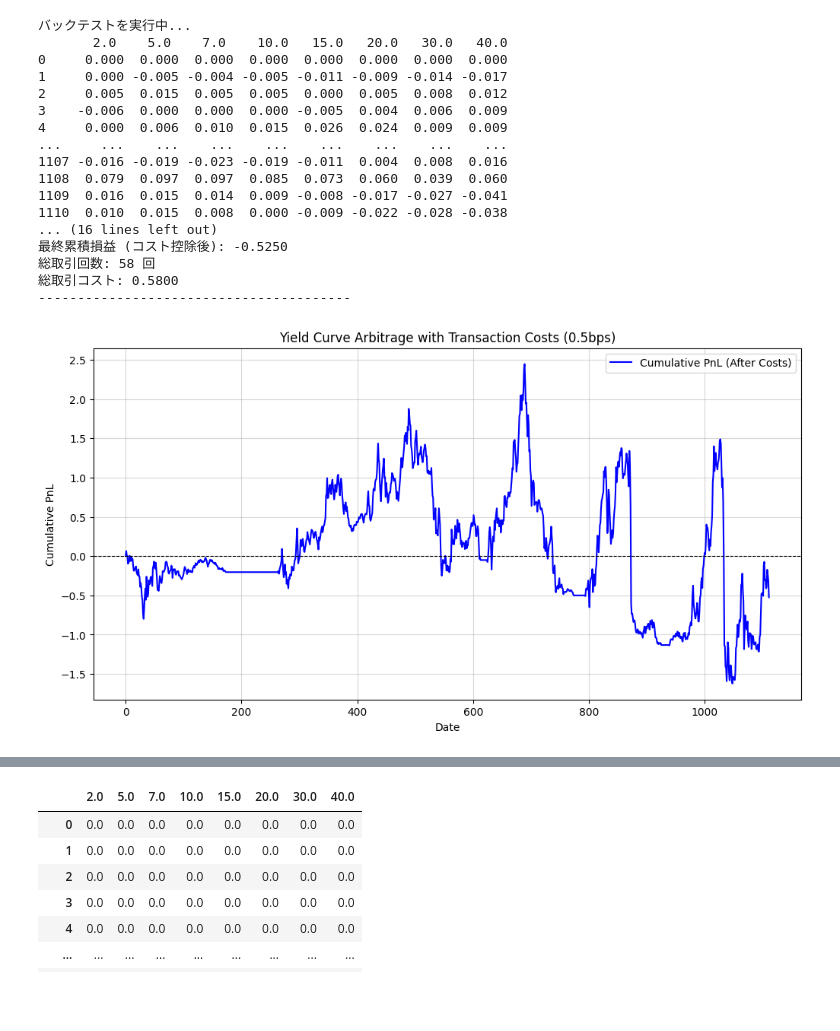
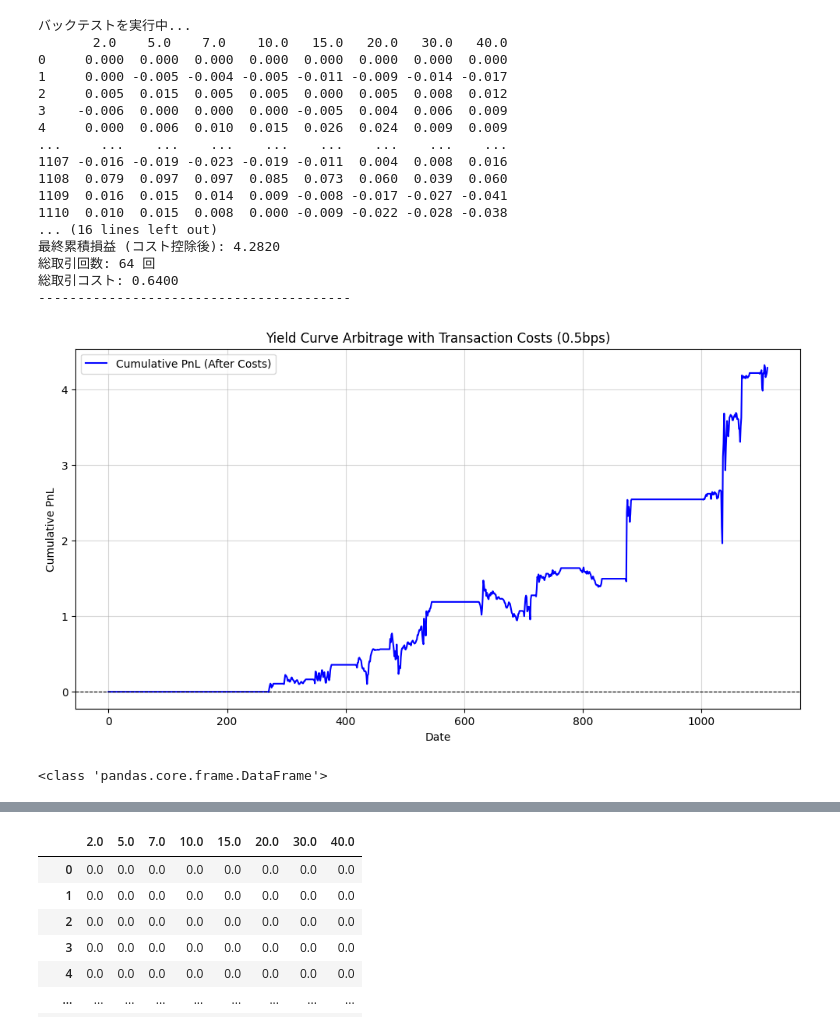
Before and after one commit to takumi-maker/dmd, a Jupyter notebook: 2+model.ipynb, the cells around one changed output, grey strips where cells are left out. Cells and saved outputs as stored; diff of their text form; code cells hidden in the pictures; blank space fills up the shorter version.

```diff
--- a/2+model.ipynb
+++ b/2+model.ipynb
@@ -68,11 +68,15 @@ current_positions = np.zeros(len(maturities))
 init_guess = [4.0, -2.0, 0.0, 2.0]
 print("バックテストを実行中...")
 for i in range(days):
-    try:
-      daily_yields_30 = df_yields.iloc[i-90:i].values
-    except:
+    #try:
+    if i < 10:
       positions_list.append(np.zeros(len(maturities)))
       continue
+    else:
+      daily_yields_30 = df_yields.iloc[i-10:i].values
+    #except:
+      #positions_list.append(np.zeros(len(maturities)))
+      #continue
     daily_yields = df_yields.iloc[i].values
     # 毎日のイールドカーブ・フィッティング
     #init_guess = [4.0, -2.0, 0.0, 2.0]
@@ -118,7 +122,7 @@ daily_yield_change = df_yields.diff().fillna(0)
 print(daily_yield_change)
 
 # 基本損益 = 前日のポジション * (-年限) * 日次の利回り変化
-pnl_matrix = positions.shift(1).fillna(0) * (1) * daily_yield_change
+pnl_matrix = positions.shift(1).fillna(0) * (-1) * daily_yield_change
 
 # --- 取引コストの計算 ---
 # ポジションの変化（エントリーまたはエグジット）を特定
@@ -141,34 +145,38 @@ print(f"総取引回数: {int((position_change.sum().sum()) / 2)} 回")
 print(f"総取引コスト: {daily_costs.sum():.4f}")
 print("-" * 40)
 
 # ==========================================
 # 5. グラフの描画（変更なし）
 # ==========================================
 plt.figure(figsize=(12, 6))
 plt.plot(cumulative_pnl, label='Cumulative PnL (After Costs)', color='blue', linewidth=1.5)
 plt.title('Yield Curve Arbitrage with Transaction Costs (0.5bps)')
 plt.xlabel('Date')
 plt.ylabel('Cumulative PnL')
 plt.axhline(0, color='black', linestyle='--', linewidth=0.8)
 plt.legend()
 plt.grid(True, alpha=0.5)
 plt.show()
 # %% [output]
 バックテストを実行中...
        2.0    5.0    7.0    10.0   15.0   20.0   30.0   40.0
 0     0.000  0.000  0.000  0.000  0.000  0.000  0.000  0.000
 1     0.000 -0.005 -0.004 -0.005 -0.011 -0.009 -0.014 -0.017
 2     0.005  0.015  0.005  0.005  0.000  0.005  0.008  0.012
 3    -0.006  0.000  0.000  0.000 -0.005  0.004  0.006  0.009
 4     0.000  0.006  0.010  0.015  0.026  0.024  0.009  0.009
 ...     ...    ...    ...    ...    ...    ...    ...    ...
 1107 -0.016 -0.019 -0.023 -0.019 -0.011  0.004  0.008  0.016
 1108  0.079  0.097  0.097  0.085  0.073  0.060  0.039  0.060
 1109  0.016  0.015  0.014  0.009 -0.008 -0.017 -0.027 -0.041
 1110  0.010  0.015  0.008  0.000 -0.009 -0.022 -0.028 -0.038
 ... (16 lines left out)
-最終累積損益 (コスト控除後): -0.5250
-総取引回数: 58 回
-総取引コスト: 0.5800
+最終累積損益 (コスト控除後): 4.2820
+総取引回数: 64 回
+総取引コスト: 0.6400
 ----------------------------------------
-[figure, old version]
+[figure, new version]
+# %%
+print(type(daily_yield_change))
+# %% [output]
+<class 'pandas.core.frame.DataFrame'>
```
Also changed, not shown: parts of 6 cells of this notebook.
